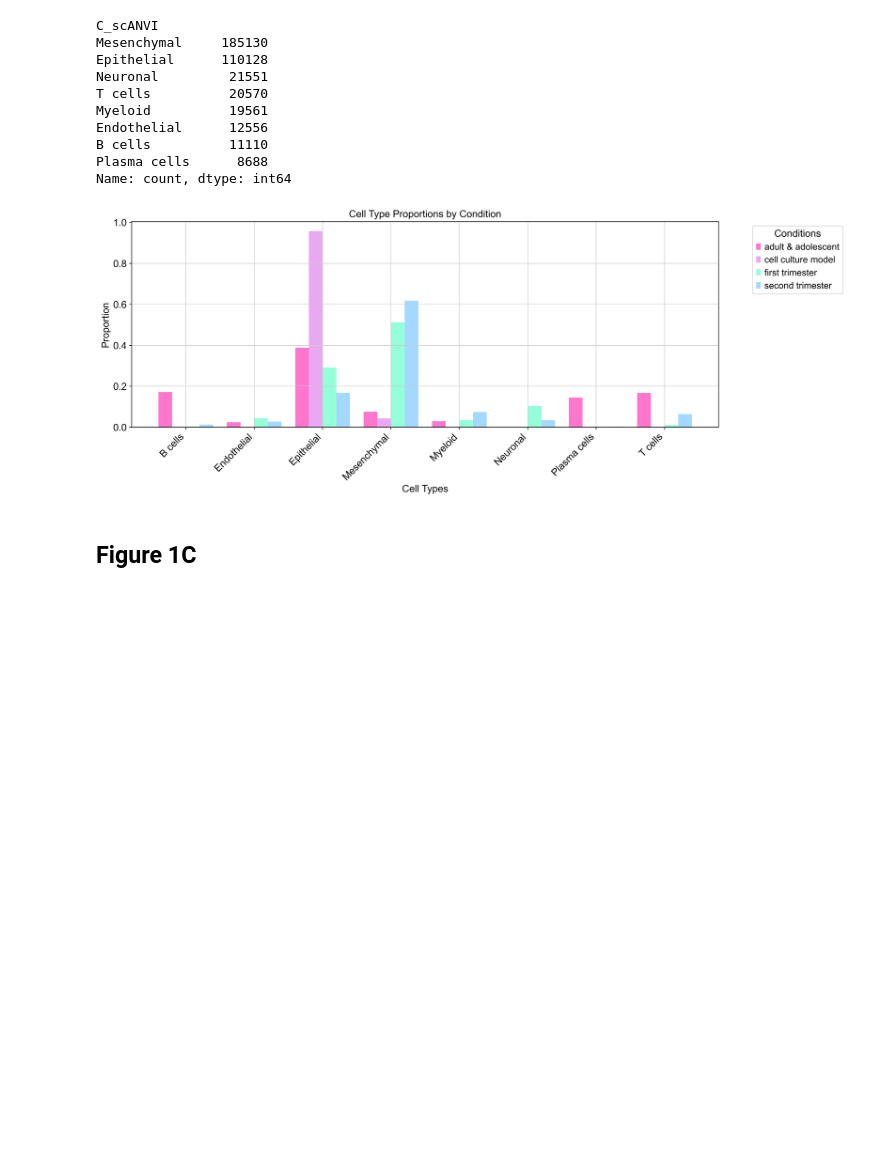
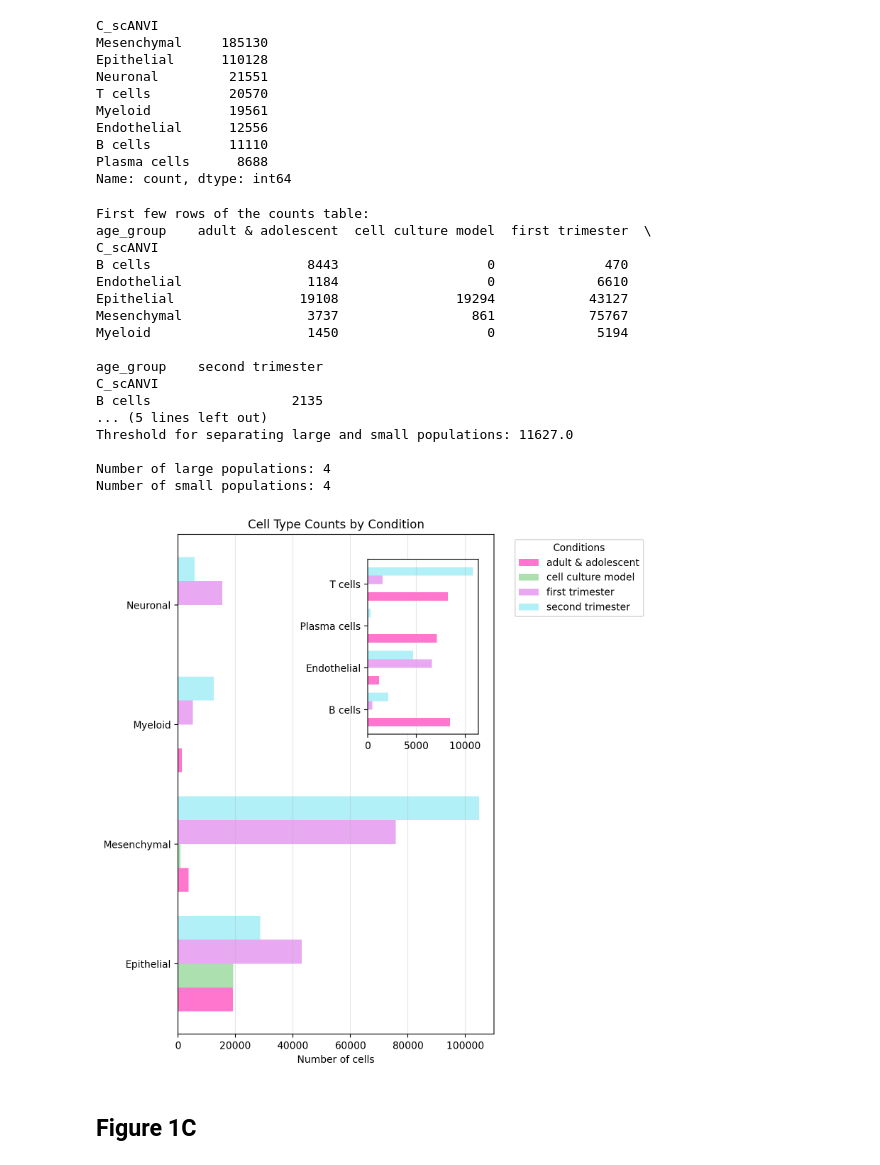
Before and after one commit to AnnaMaguza/Fetal_stem_cells_analysis, a Jupyter notebook: 2_celltype_annotation/3_cell_type_manual_annotation.ipynb, the cells around one changed output. Saved outputs shown, nothing was run; the diff lists cells and outputs as text; code cells hidden in the pictures; blank space fills up the shorter version.

Commit message:
added more figures

```diff
--- a/2_celltype_annotation/3_cell_type_manual_annotation.ipynb
+++ b/2_celltype_annotation/3_cell_type_manual_annotation.ipynb
@@ -40,5 +42,5 @@ timestamp
 # %%
-adata = sc.read_h5ad('data/gut_data/gut_hs_all_datasets_scVI_scANVI_celltypes_AM_10012025_100142_raw.h5ad')
+adata = sc.read_h5ad('/Users/annamaguza/Desktop/data/gut_data/gut_hs_all_datasets_scVI_scANVI_celltypes_AM_10012025_100142_raw.h5ad')
 adata
 # %% [output]
 AnnData object with n_obs × n_vars = 402343 × 43704
@@ -663,53 +663,6 @@ Endothelial      12556
 B cells          11110
 Plasma cells      8688
 Name: count, dtype: int64
-# %%
-# Calculate proportions
-proportions = pd.crosstab(adata.obs['C_scANVI'], adata.obs['age_group'], normalize='columns')
-
-# Set up the plot
-plt.figure(figsize=(15, 6))
-
-# Set the width of each bar and positions of the bars
-width = 0.2
-x = np.arange(len(proportions.index))
-
-# Create bars for each condition
-colors = ['#FF76CE',  # bright pink
-                '#E9A8F2',  # light lavender
-                '#94FFD8',  # mint green
-                '#A3D8FF',  # light sky blue
-                '#FFA27F',  # light coral
-                '#982B1C',  # bricks color
-                '#43766C',  #dark teal
-                #'#759EB8',  #steel blue
-                '#824670',  # deep purple
-                '#ff4a46']
-for i, (condition, color) in enumerate(zip(proportions.columns, colors)):
-    plt.bar(x + i*width, proportions[condition], width, label=condition, color=color)
-
-# Customize the plot
-plt.xlabel('Cell Types')
-plt.ylabel('Proportion')
-plt.title('Cell Type Proportions by Condition')
-
-# Set x-axis labels
-plt.xticks(x + width*1.5, proportions.index, rotation=45, ha='right')
-
-# Add legend
-plt.legend(title='Conditions', bbox_to_anchor=(1.05, 1), loc='upper left')
-
-# Adjust layout to prevent label cutoff
-plt.tight_layout()
-
-# Save the figure
-#plt.savefig('cell_proportions.png', dpi=300, bbox_inches='tight')
-#plt.savefig('cell_proportions.svg', bbox_inches='tight', format='svg')
-
-# Show the plot
-plt.show()
-# %% [output]
-[figure, removed]
 # %%
 # Define bar properties
 bar_height = 0.2  # Controls the thickness of each bar
@@ -797,12 +750,9 @@ ax = fig.add_subplot(111)
 
 # Color scheme
 colors = ['#FF76CE',  # bright pink
+                '#ACE1AF',  # mint green
                 '#E9A8F2',  # light lavender
-                '#94FFD8',  # mint green
-                '#A3D8FF',  # light sky blue
-                '#FFA27F',  # light coral
-                '#982B1C',  # bricks color
-                '#43766C',  #dark teal
+                '#B1F0F7',  # light sky blue
                 ]
 
 # Separate large and small counts
@@ -816,33 +766,52 @@ print(f"\nNumber of large populations: {len(large_counts)}")
 print(f"Number of small populations: {len(small_counts)}")
 
 # Plot large counts in main axis
 y = create_horizontal_bars(ax, large_counts, colors)
 ax.set_yticks(y + bar_height*1.5)
 ax.set_yticklabels(large_counts.index, ha='right')
 ax.set_xlabel('Number of cells')
 ax.set_title('Cell Type Counts by Condition')
 
 # Add grid lines
 ax.grid(True, axis='x', alpha=0.3)
 
 # Create inset axes for small populations
 ax_inset = ax.inset_axes([0.6, 0.6, 0.35, 0.35])
 
 # Plot small counts in inset
 y_small = create_horizontal_bars(ax_inset, small_counts, colors)
 ax_inset.set_yticks(y_small + bar_height*1.5)
 ax_inset.set_yticklabels(small_counts.index, ha='right')
 ax_inset.grid(True, axis='x', alpha=0.3)
 
 # Add legend outside the plot
 ax.legend(title='Conditions', bbox_to_anchor=(1.05, 1), loc='upper left')
 
 # Adjust layout
 plt.tight_layout()
 
 # Save the figure
-plt.savefig('figures/cell_type_proportions_cell_number.png', dpi=300, bbox_inches='tight')
+plt.savefig('/Users/annamaguza/Desktop/Repos/Fetal_stem_cells_analysis/2_celltype_annotation/figures/cell_type_proportions_cell_number.png', dpi=300, bbox_inches='tight')
 
 plt.show()
+# %% [output]
+First few rows of the counts table:
+age_group    adult & adolescent  cell culture model  first trimester  \
+C_scANVI
+B cells                    8443                   0              470
+Endothelial                1184                   0             6610
+Epithelial                19108               19294            43127
+Mesenchymal                3737                 861            75767
+Myeloid                    1450                   0             5194
+
+age_group    second trimester
+C_scANVI
+B cells                  2135
+... (5 lines left out)
+Threshold for separating large and small populations: 11627.0
+
+Number of large populations: 4
+Number of small populations: 4
+[figure, added]
 # %% [markdown]
 ## Figure 1C
```
Also changed, not shown: parts of 15 cells of this notebook, 4 other files.
